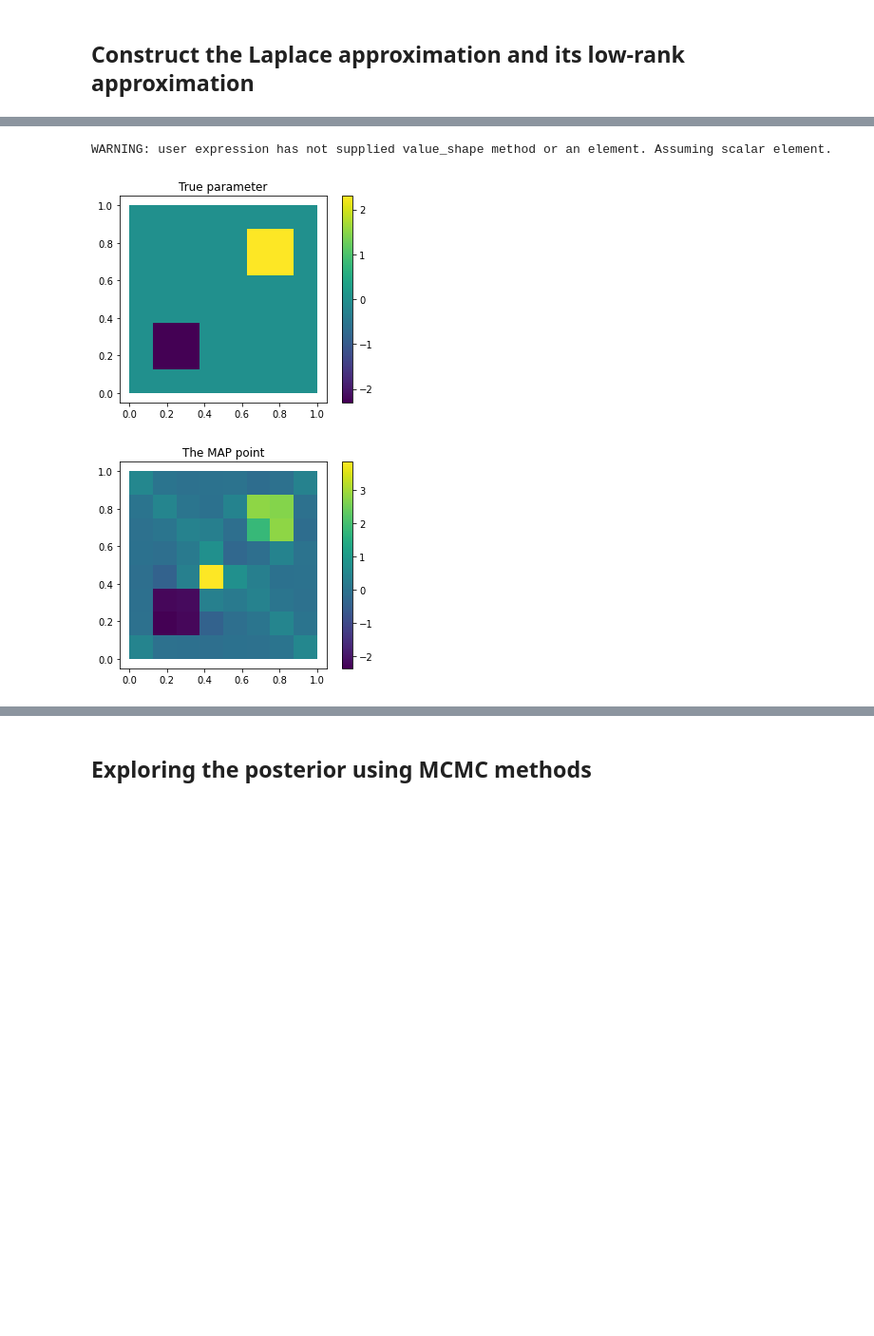
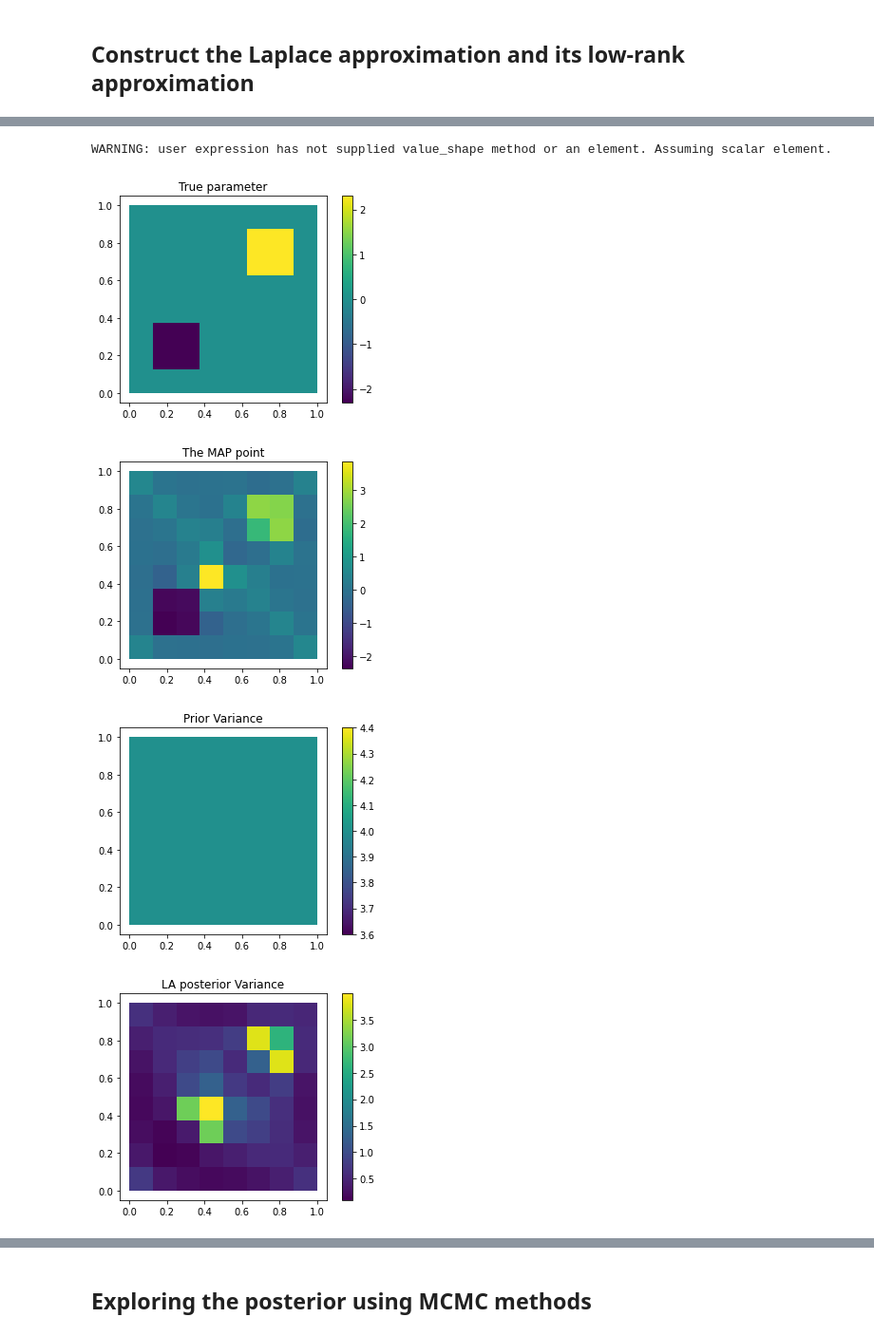
Before and after one commit to hippylib/hippylib2muq, a Jupyter notebook: examples/poisson_benchmark/poisson_benchmark.ipynb, the cells around one changed output, grey strips where cells are left out. Shown: that part at 95% size. Cells and saved outputs as stored; diff of their text form; code cells hidden in the pictures; blank space fills up the shorter version.

```diff
--- a/examples/poisson_benchmark/poisson_benchmark.ipynb
+++ b/examples/poisson_benchmark/poisson_benchmark.ipynb
@@ -715,13 +792,21 @@ for cell in dl.cells(Vh[hl.PARAMETER].mesh()):
 # %%
 # Plot the ground truth parameter field
 m = dl.interpolate(ExactParameter(), Vh[hl.PARAMETER])
 mtrue_values = m.vector()[parameter_dofs]
 
 plot_dgelement_result(cmesh_points, cmesh_conn, mtrue_values, "True parameter")
 
 # Plot the MAP point
 plot_dgelement_result(cmesh_points, cmesh_conn, map.vector()[:], "The MAP point")
+
+
+# Point-wise variance
+var_la, var_pr, _ = nu.pointwise_variance(method="Exact")
+plot_dgelement_result(cmesh_points, cmesh_conn, var_pr[:], "Prior Variance")
+plot_dgelement_result(cmesh_points, cmesh_conn, var_la[:], "LA posterior Variance")
 # %% [output]
 WARNING: user expression has not supplied value_shape method or an element. Assuming scalar element.
 [figure]
 [figure]
+[figure, added]
+[figure, added]
```
Also changed, not shown: parts of 22 cells of this notebook, 21 other files.
